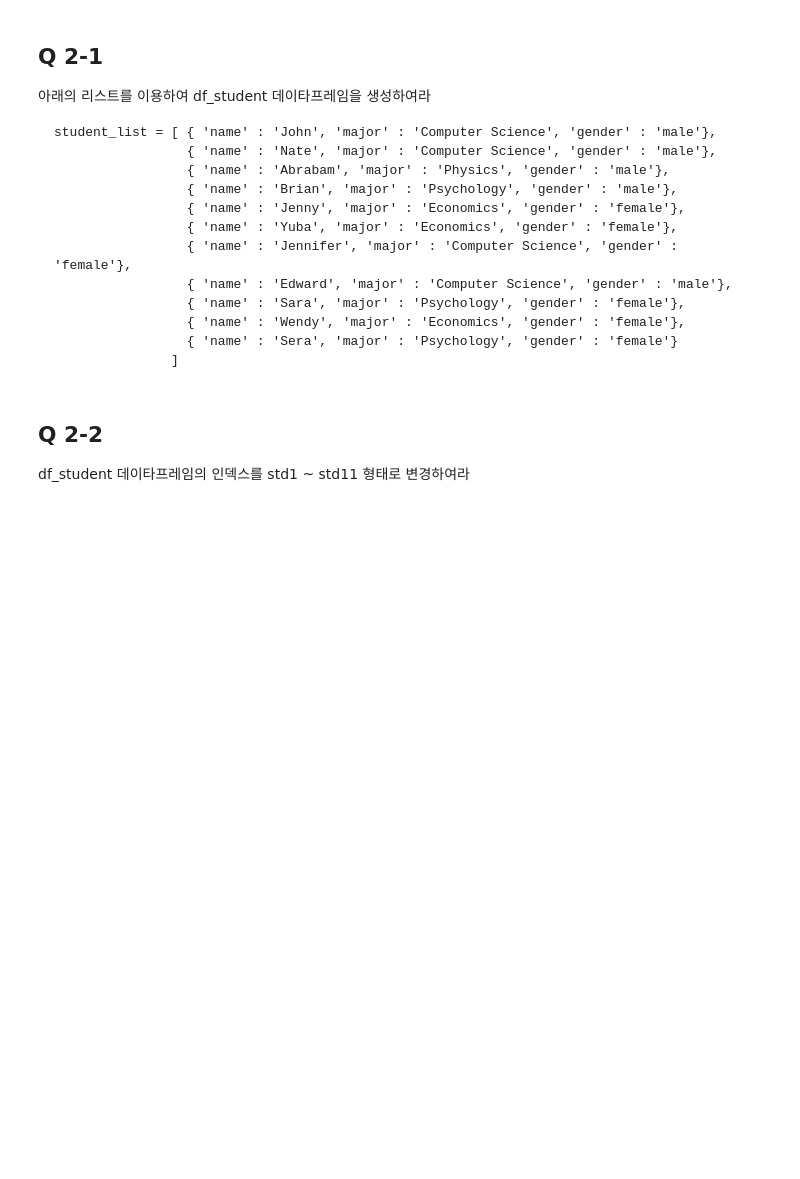
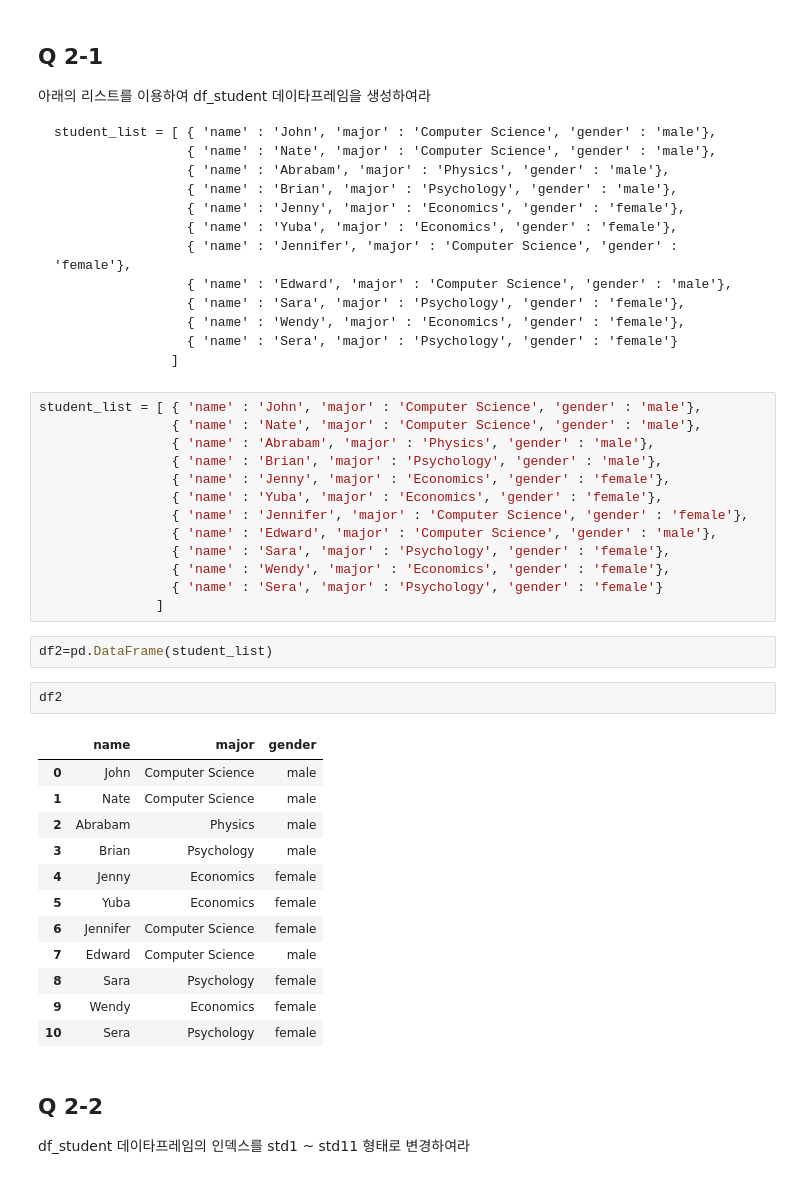
Before and after one commit to ddonghub/WASSUP2, a Jupyter notebook: data_processing/03_09_Pandas_연습문제1_실습용.ipynb, the cells around one changed output. Drawn from its saved outputs; the diff is of its cells as text; blank space fills up the shorter version.

````diff
--- a/data_processing/03_09_Pandas_연습문제1_실습용.ipynb
+++ b/data_processing/03_09_Pandas_연습문제1_실습용.ipynb
@@ -69,6 +143,36 @@ student_list = [ { 'name' : 'John', 'major' : 'Computer Science', 'gender' : 'ma
                  { 'name' : 'Sera', 'major' : 'Psychology', 'gender' : 'female'}
                ]
 ```
+# %%
+student_list = [ { 'name' : 'John', 'major' : 'Computer Science', 'gender' : 'male'},
+                 { 'name' : 'Nate', 'major' : 'Computer Science', 'gender' : 'male'},
+                 { 'name' : 'Abrabam', 'major' : 'Physics', 'gender' : 'male'},
+                 { 'name' : 'Brian', 'major' : 'Psychology', 'gender' : 'male'},
+                 { 'name' : 'Jenny', 'major' : 'Economics', 'gender' : 'female'},
+                 { 'name' : 'Yuba', 'major' : 'Economics', 'gender' : 'female'},
+                 { 'name' : 'Jennifer', 'major' : 'Computer Science', 'gender' : 'female'},
+                 { 'name' : 'Edward', 'major' : 'Computer Science', 'gender' : 'male'},
+                 { 'name' : 'Sara', 'major' : 'Psychology', 'gender' : 'female'},
+                 { 'name' : 'Wendy', 'major' : 'Economics', 'gender' : 'female'},
+                 { 'name' : 'Sera', 'major' : 'Psychology', 'gender' : 'female'}
+               ]
+# %%
+df2=pd.DataFrame(student_list)
+# %%
+df2
+# %% [output]
+|  | name | major | gender |
+| 0 | John | Computer Science | male |
+| 1 | Nate | Computer Science | male |
+| 2 | Abrabam | Physics | male |
+| 3 | Brian | Psychology | male |
+| 4 | Jenny | Economics | female |
+| 5 | Yuba | Economics | female |
+| 6 | Jennifer | Computer Science | female |
+| 7 | Edward | Computer Science | male |
+| 8 | Sara | Psychology | female |
+| 9 | Wendy | Economics | female |
+| 10 | Sera | Psychology | female |
 # %% [markdown]
 ## Q 2-2
 df_student 데이타프레임의 인덱스를 std1 ~ std11 형태로 변경하여라
````
Also changed, not shown: parts of 15 cells of this notebook.
